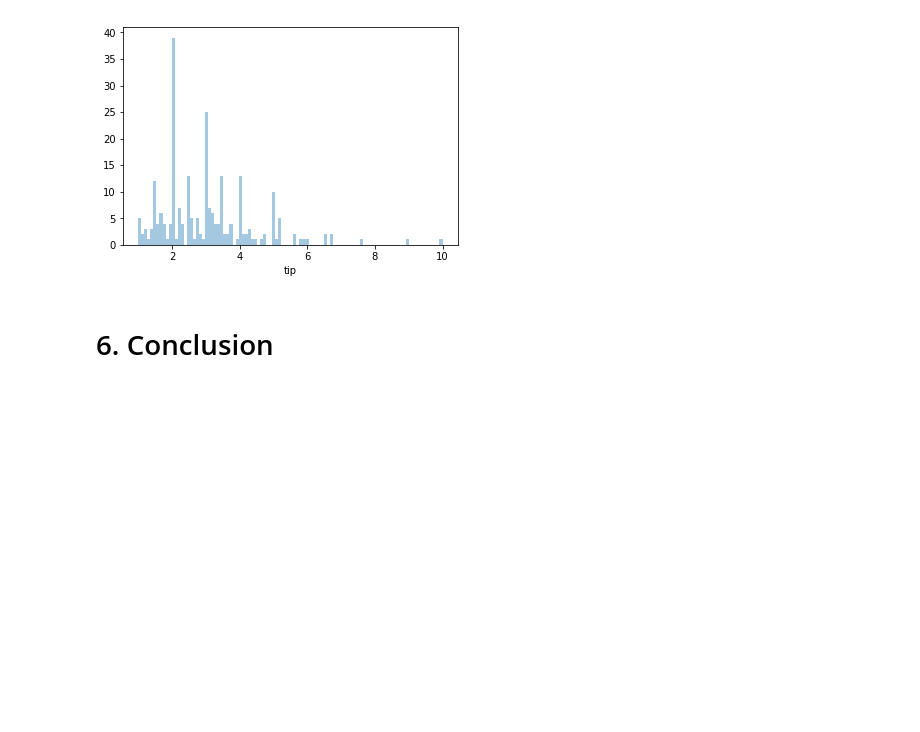
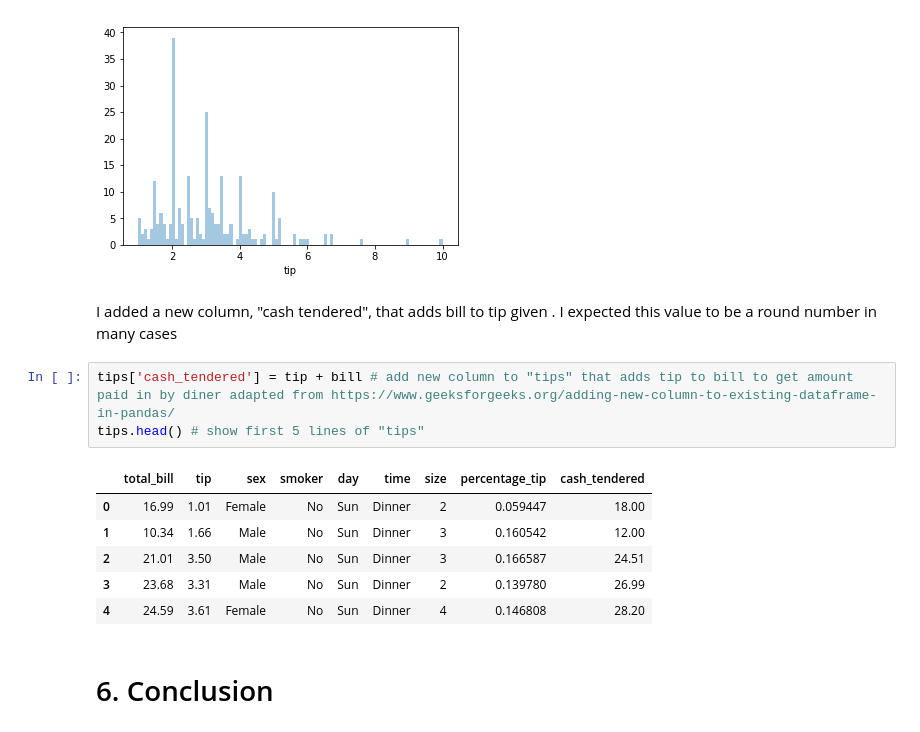
Before and after one commit to michealcannon/fundamentals-project, a Jupyter notebook: Tips Dataset.ipynb, the cells around one changed output. Saved outputs shown, nothing was run; the diff lists cells and outputs as text; blank space fills up the shorter version.

Commit message:
added column to dataset showing cash tendered. Displayed first 5 rows of new column

```diff
--- a/Tips Dataset.ipynb
+++ b/Tips Dataset.ipynb
@@ -190,5 +190,17 @@ I plotted a histogrm of tip size. The spikes on the plot show that many people l
 sns.distplot(tips['tip'], kde=False, bins=100);
 # %% [output]
 [figure]
+# %% [markdown]
+I added a new column, "cash tendered", that adds bill to tip given . I expected this value to be a round number in many cases
+# %%
+tips['cash_tendered'] = tip + bill # add new column to "tips" that adds tip to bill to get amount paid in by diner adapted from https://www.geeksforgeeks.org/adding-new-column-to-existing-dataframe-in-pandas/
+tips.head() # show first 5 lines of "tips"
+# %% [output]
+|  | total_bill | tip | sex | smoker | day | time | size | percentage_tip | cash_tendered |
+| 0 | 16.99 | 1.01 | Female | No | Sun | Dinner | 2 | 0.059447 | 18.00 |
+| 1 | 10.34 | 1.66 | Male | No | Sun | Dinner | 3 | 0.160542 | 12.00 |
+| 2 | 21.01 | 3.50 | Male | No | Sun | Dinner | 3 | 0.166587 | 24.51 |
+| 3 | 23.68 | 3.31 | Male | No | Sun | Dinner | 2 | 0.139780 | 26.99 |
+| 4 | 24.59 | 3.61 | Female | No | Sun | Dinner | 4 | 0.146808 | 28.20 |
 # %% [markdown]
 # 6. Conclusion
```
